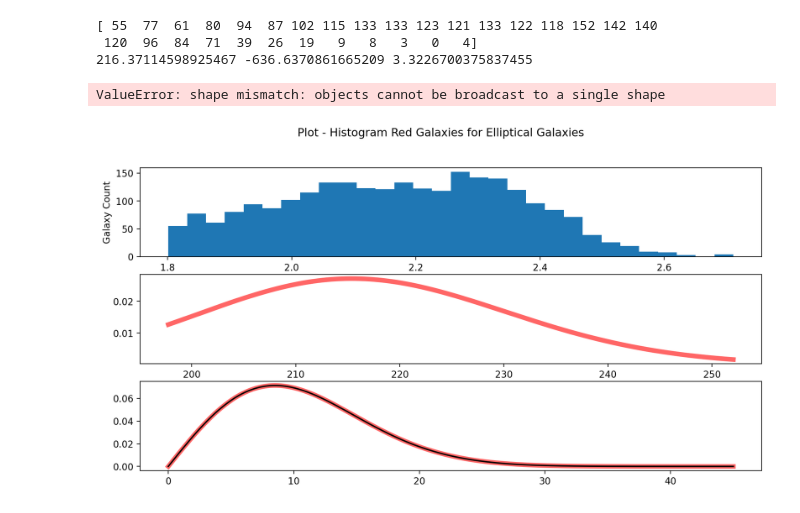
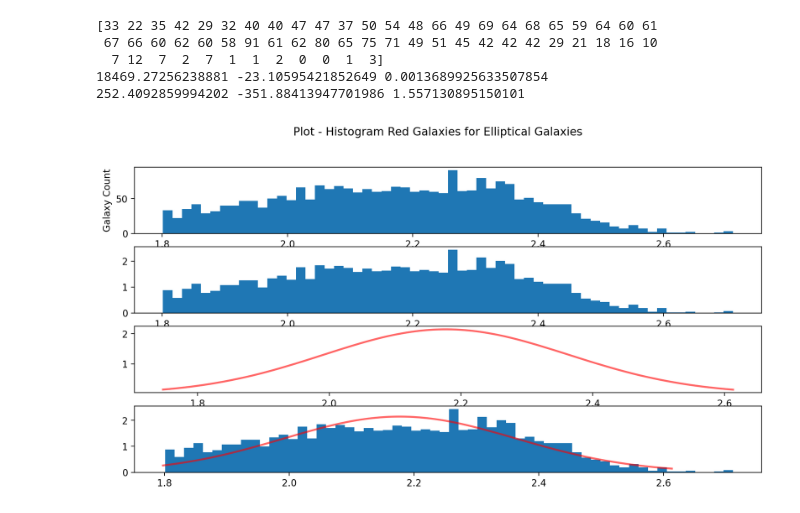
Before and after one commit to KeithSloan/MSc_Project, a Jupyter notebook: Jupyter/AstropyTable/Distribution-Fits.ipynb, the cells around one changed output. Drawn from its saved outputs; the diff is of its cells as text; code cells hidden in the pictures.

Commit message:
Distributions

```diff
--- a/Jupyter/AstropyTable/Distribution-Fits.ipynb
+++ b/Jupyter/AstropyTable/Distribution-Fits.ipynb
@@ -4,51 +4,57 @@ import numpy as np
 import matplotlib.pyplot as plt
 from matplotlib.pyplot import plot
 
 RawMassEClassEmeasure = Table.read('../../GAMA_Data/REMassEClassEmeasure.fits')
 #print(RawMassEClassEmeasure.colnames)
 # CLEAN DATA
 #REMassEClassEmeasure = RawMassEClassEmeasure[RawMassEClassEmeasure['CountInCyl']> -500]
 RErange = RawMassEClassEmeasure[RawMassEClassEmeasure['CountInCyl']> -500]
 RErange1 = RErange[RErange['SurfaceDensity']< 50]
 
-binCount = 30
+binCount = 60
 alphaVal = .3
 
 ##### uminusr
 fig = plt.figure(figsize=(12, 6), dpi=200)
 fig.suptitle('Plot - Histogram Red Galaxies for Elliptical Galaxies')
 #fig.legend(loc="upper right")
 #import scipy.stats as stats
 from scipy import stats
 xfield = 'uminusr'
 counts, bins = np.histogram(RErange1[xfield].data,bins=binCount)
 print(counts)
-ag, bg, cg =stats.gamma.fit(counts)
-print(ag, bg, cg)
 
-ax1 = fig.add_subplot(3, 1, 1)
+ax1 = fig.add_subplot(4, 1, 1)
 ax1.set_ylabel('Galaxy Count')
 ax1.set_xlabel(xfield)
 counts, bins = np.histogram(RErange1[xfield].data,bins=binCount)
 ax1.hist(bins[:-1],bins, weights=counts)
-ax2 = fig.add_subplot(3, 1, 2)
-x = np.linspace(stats.gamma.ppf(0.1, ag),stats.gamma.ppf(0.99, ag), 243)
-ax2.plot(x, stats.gamma.pdf(x, ag),'r-', lw=5, alpha=0.6, label='gamma pdf')
 
-param = stats.rayleigh.fit(counts) # distribution fitting
-# fitted distribution
-xx = np.linspace(0,45,1000)
-pdf_fitted = stats.rayleigh.pdf(xx,loc=param[0],scale=param[1])
-pdf = stats.rayleigh.pdf(xx,loc=0,scale=8.5)
+ax2 = fig.add_subplot(4, 1, 2)
+ax2.hist(RErange1[xfield].data, bins=binCount, density=True)
 
-ax3 = fig.add_subplot(3, 1, 3)
-plot(xx,pdf,'r-', lw=5, alpha=0.6, label='rayleigh pdf')
-plot(xx,pdf,'k-', label='Data')
-plt.bar(x[1:], counts)
+ag2, bg2, cg2 =stats.gamma.fit(RErange1[xfield].data)
+print(ag2, bg2, cg2)
+ax3 = fig.add_subplot(4, 1, 3)
+ag1, bg1, cg1 =stats.gamma.fit(counts)
+print(ag1, bg1, cg1)
+x0, x1 = stats.gamma.ppf([0.01, 0.99], ag2, loc = bg2, scale=cg2)
+x = np.linspace(x0,x1, int(ag1))
+#x = np.linspace(stats.gamma.ppf(x0,x1),100)
+ax3.plot(x, stats.gamma.pdf(x, ag2, loc=bg2, scale = cg2),'r-', lw=2, alpha=0.6, label='gamma pdf')
+
+ax4 = fig.add_subplot(4, 1, 4)
+
+x0, x1 = stats.gamma.ppf([0.02, 0.99], ag2, loc = bg2, scale=cg2)
+x = np.linspace(x0,x1, int(ag2))
+#x = np.linspace(x0,x1, 100)
+ax4.plot(x, stats.gamma.pdf(x, ag2, loc= bg2, scale = cg2),'r-', lw=2, alpha=0.6, label='gamma pdf')
+ax4.hist(RErange1[xfield].data, bins=binCount, density=True)
 plt.show()
 # %% [output]
-[ 55  77  61  80  94  87 102 115 133 133 123 121 133 122 118 152 142 140
- 120  96  84  71  39  26  19   9   8   3   0   4]
-216.37114598925467 -636.6370861665209 3.3226700375837455
+[33 22 35 42 29 32 40 40 47 47 37 50 54 48 66 49 69 64 68 65 59 64 60 61
+ 67 66 60 62 60 58 91 61 62 80 65 75 71 49 51 45 42 42 42 29 21 18 16 10
+  7 12  7  2  7  1  1  2  0  0  1  3]
+18469.27256238881 -23.10595421852649 0.0013689925633507854
+252.4092859994202 -351.88413947701986 1.557130895150101
-ValueError: shape mismatch: objects cannot be broadcast to a single shape
-[figure, old version]
+[figure, new version]
```
Also changed, not shown: 3 other files.
